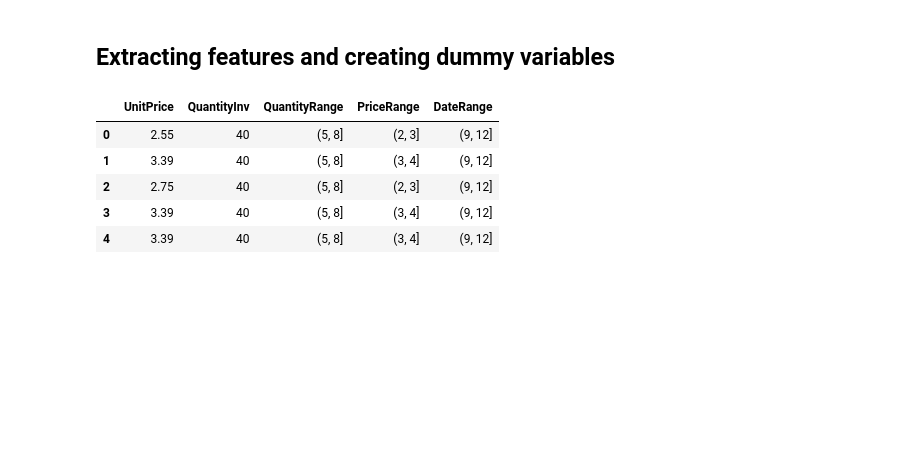
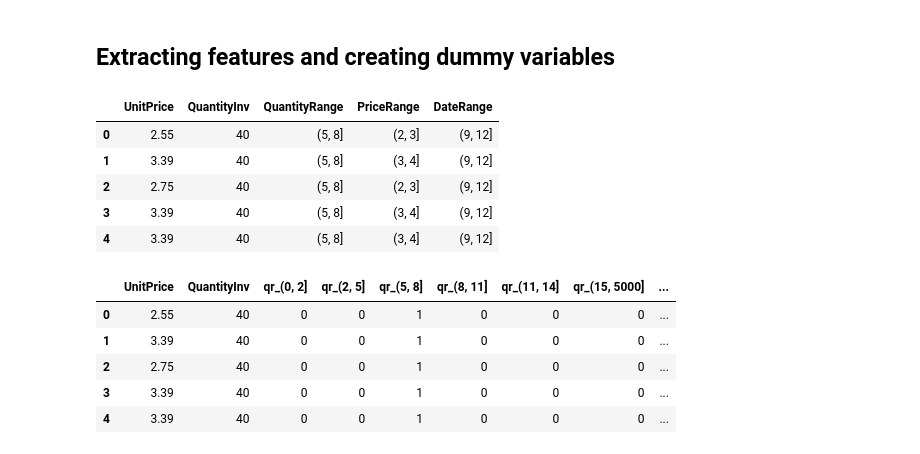
Before and after one commit to AmirMotefaker/Predicting-Sales-Ecommerce, a Jupyter notebook: predicting-sales-ecommerce.ipynb, the cells around one changed output. Drawn from its saved outputs; the diff is of its cells as text; code cells hidden in the pictures; blank space fills up the shorter version.

```diff
--- a/predicting-sales-ecommerce.ipynb
+++ b/predicting-sales-ecommerce.ipynb
@@ -743,3 +743,16 @@ df_uk_model.head()
 | 2 | 2.75 | 40 | (5, 8] | (2, 3] | (9, 12] |
 | 3 | 3.39 | 40 | (5, 8] | (3, 4] | (9, 12] |
 | 4 | 3.39 | 40 | (5, 8] | (3, 4] | (9, 12] |
+# %%
+df_data = df_uk_model.copy()
+df_data = pd.get_dummies(df_data, columns=['QuantityRange'], prefix='qr')
+df_data = pd.get_dummies(df_data, columns=['PriceRange'], prefix='pr')
+df_data = pd.get_dummies(df_data, columns=['DateRange'], prefix='dr')
+df_data.head()
+# %% [output]
+|  | UnitPrice | QuantityInv | qr_(0, 2] | qr_(2, 5] | qr_(5, 8] | qr_(8, 11] | qr_(11, 14] | qr_(15, 5000] | ... |
+| 0 | 2.55 | 40 | 0 | 0 | 1 | 0 | 0 | 0 | ... |
+| 1 | 3.39 | 40 | 0 | 0 | 1 | 0 | 0 | 0 | ... |
+| 2 | 2.75 | 40 | 0 | 0 | 1 | 0 | 0 | 0 | ... |
+| 3 | 3.39 | 40 | 0 | 0 | 1 | 0 | 0 | 0 | ... |
+| 4 | 3.39 | 40 | 0 | 0 | 1 | 0 | 0 | 0 | ... |
```
Also changed, not shown: parts of 1 cell of this notebook.
